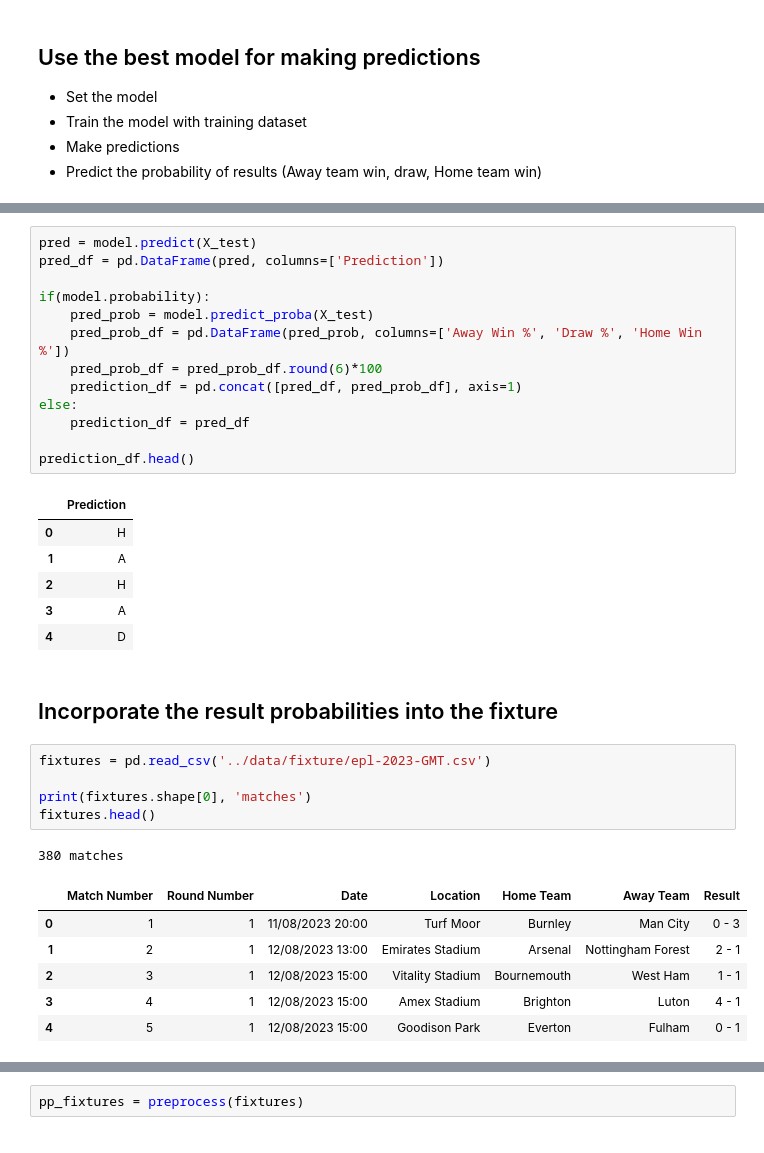
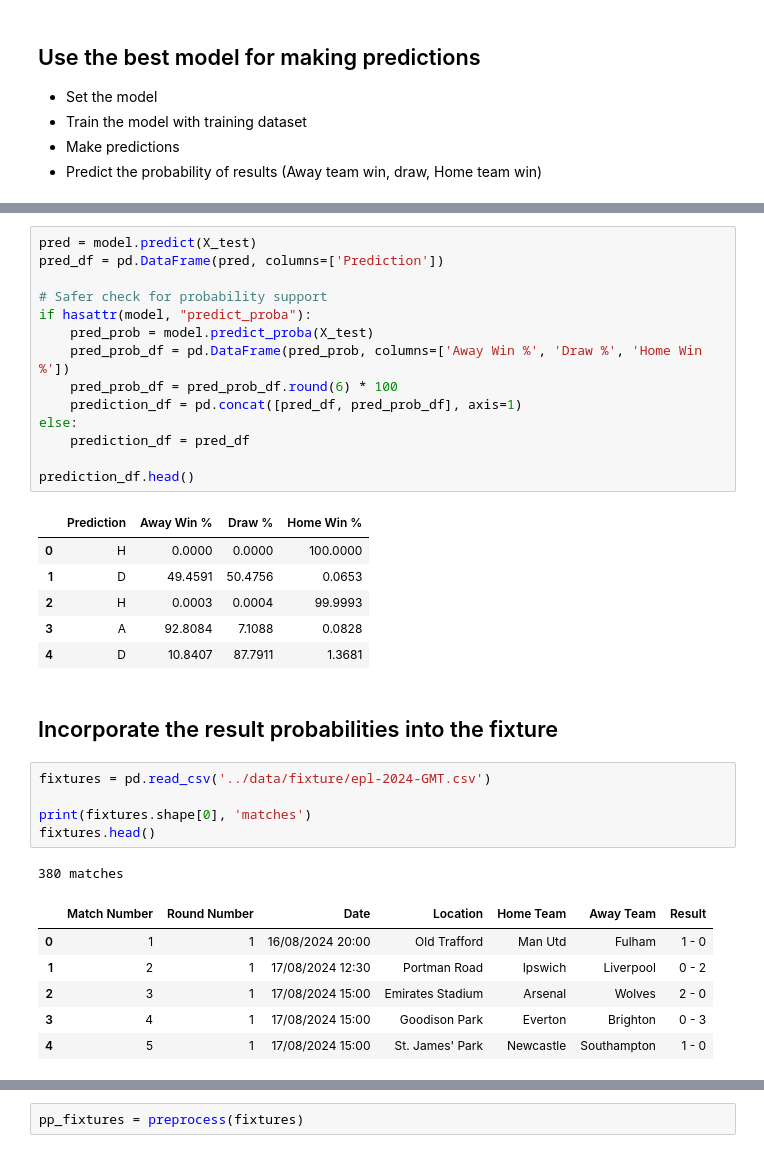
Before and after one commit to Dendup1234/Epl_Prediction, a Jupyter notebook: EPL-Prediction/notebooks/prediction1.ipynb, the cells around one changed output, grey strips where cells are left out. Cells and saved outputs as stored; diff of their text form.

```diff
--- a/EPL-Prediction/notebooks/prediction1.ipynb
+++ b/EPL-Prediction/notebooks/prediction1.ipynb
@@ -244,37 +305,38 @@ SVC(kernel='poly', random_state=42)
 pred = model.predict(X_test)
 pred_df = pd.DataFrame(pred, columns=['Prediction'])
 
-if(model.probability):
+# Safer check for probability support
+if hasattr(model, "predict_proba"):
     pred_prob = model.predict_proba(X_test)
     pred_prob_df = pd.DataFrame(pred_prob, columns=['Away Win %', 'Draw %', 'Home Win %'])
-    pred_prob_df = pred_prob_df.round(6)*100
+    pred_prob_df = pred_prob_df.round(6) * 100
     prediction_df = pd.concat([pred_df, pred_prob_df], axis=1)
 else:
     prediction_df = pred_df
 
 prediction_df.head()
 # %% [output]
-|  | Prediction |
-| 0 | H |
-| 1 | A |
-| 2 | H |
-| 3 | A |
-| 4 | D |
+|  | Prediction | Away Win % | Draw % | Home Win % |
+| 0 | H | 0.0000 | 0.0000 | 100.0000 |
+| 1 | D | 49.4591 | 50.4756 | 0.0653 |
+| 2 | H | 0.0003 | 0.0004 | 99.9993 |
+| 3 | A | 92.8084 | 7.1088 | 0.0828 |
+| 4 | D | 10.8407 | 87.7911 | 1.3681 |
 # %% [markdown]
 ## Incorporate the result probabilities into the fixture
 # %%
-fixtures = pd.read_csv('../data/fixture/epl-2023-GMT.csv')
+fixtures = pd.read_csv('../data/fixture/epl-2024-GMT.csv')
 
 print(fixtures.shape[0], 'matches')
 fixtures.head()
 # %% [output]
 380 matches
 |  | Match Number | Round Number | Date | Location | Home Team | Away Team | Result |
-| 0 | 1 | 1 | 11/08/2023 20:00 | Turf Moor | Burnley | Man City | 0 - 3 |
-| 1 | 2 | 1 | 12/08/2023 13:00 | Emirates Stadium | Arsenal | Nottingham Forest | 2 - 1 |
-| 2 | 3 | 1 | 12/08/2023 15:00 | Vitality Stadium | Bournemouth | West Ham | 1 - 1 |
-| 3 | 4 | 1 | 12/08/2023 15:00 | Amex Stadium | Brighton | Luton | 4 - 1 |
-| 4 | 5 | 1 | 12/08/2023 15:00 | Goodison Park | Everton | Fulham | 0 - 1 |
+| 0 | 1 | 1 | 16/08/2024 20:00 | Old Trafford | Man Utd | Fulham | 1 - 0 |
+| 1 | 2 | 1 | 17/08/2024 12:30 | Portman Road | Ipswich | Liverpool | 0 - 2 |
+| 2 | 3 | 1 | 17/08/2024 15:00 | Emirates Stadium | Arsenal | Wolves | 2 - 0 |
+| 3 | 4 | 1 | 17/08/2024 15:00 | Goodison Park | Everton | Brighton | 0 - 3 |
+| 4 | 5 | 1 | 17/08/2024 15:00 | St. James' Park | Newcastle | Southampton | 1 - 0 |
 # %%
 fixtures = fixtures.drop(['Match Number','Round Number', 'Date', 'Location', 'Result'], axis=1)
 
```
Also changed, not shown: parts of 16 cells of this notebook, 4 other files.
